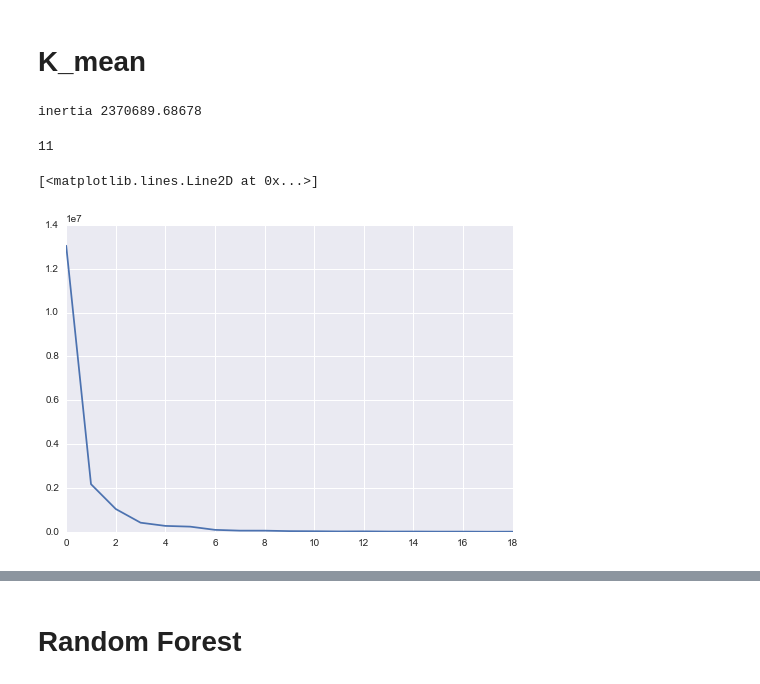
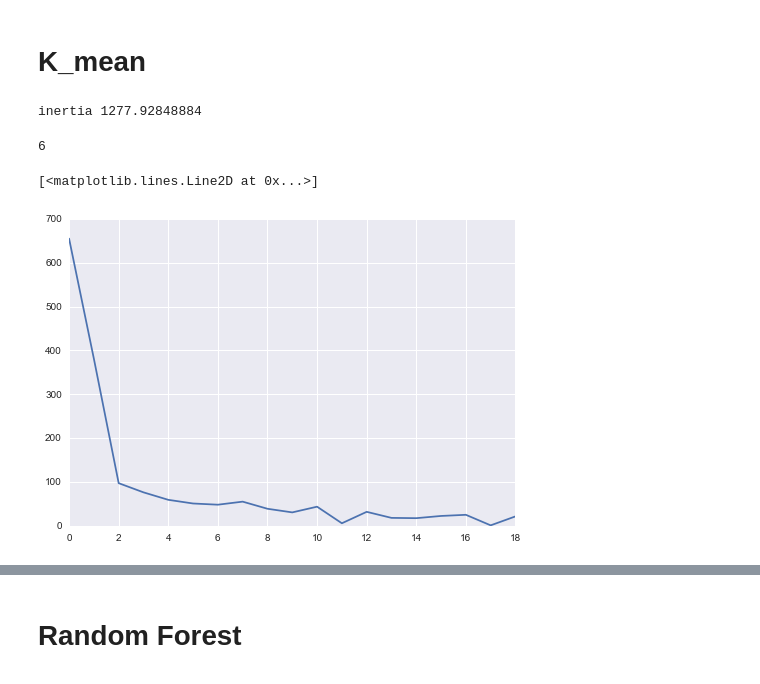
Before and after one commit to daniel-lozano/MCA_Tarea_2, a Jupyter notebook: Punto2.ipynb, the cells around one changed output, grey strips where cells are left out. Cells and saved outputs as stored; diff of their text form; code cells hidden in the pictures.

```diff
--- a/Punto2.ipynb
+++ b/Punto2.ipynb
@@ -154,35 +154,35 @@ PVE= 1.0 Numero de componentes 13
 from sklearn import cluster, datasets
 # %%
 k_means = cluster.KMeans(n_clusters=3)#numero de clusters que hara el metodo
-k_means.fit(WINE[:,1:]) #hace el fit de los clusters
+k_means.fit(W) #(WINE[:,1:]) #hace el fit de los clusters
 print "inertia",k_means.inertia_ #suma de la distancia euclidiana de cada punto a su centroide
 # %% [output]
-inertia 2370689.68678
+inertia 1277.92848884
 # %%
 inertia=[]
 dif=[]
 k=20
 for i in range(k):
     k_means = cluster.KMeans(n_clusters=i+1)#numero de clusters que hara el metodo
-    k_means.fit(WINE[:,1:]) #hace el fit de los clusters
+    k_means.fit(W)#(WINE[:,1:]) #hace el fit de los clusters
     k_means.inertia_
     inertia.append(k_means.inertia_) #Arreglo que contiene la suma de distancias de puntos al centroide mas cercano
 
 for i in range(len(inertia)-1):
     dif.append(abs(inertia[i]-inertia[i+1])) # arreglo que compara la distancia que hay con k clusters con la de k+1
 
 b=0 # variable que busca el primer cambio de inertia a un valor mayor
 for i in range(len(dif)-1):
     a=dif[i]
     if(a<dif[i+1] and b==0):
         print i
         b=1
 #plot(inertia,"-o")
 plot(dif)
 # %% [output]
-11
+6
 [<matplotlib.lines.Line2D at 0x...>]
-[figure, old version]
+[figure, new version]
 # %%
 # Aqui estamos buscando
 corridas=100
```
Also changed, not shown: parts of 13 cells of this notebook.
